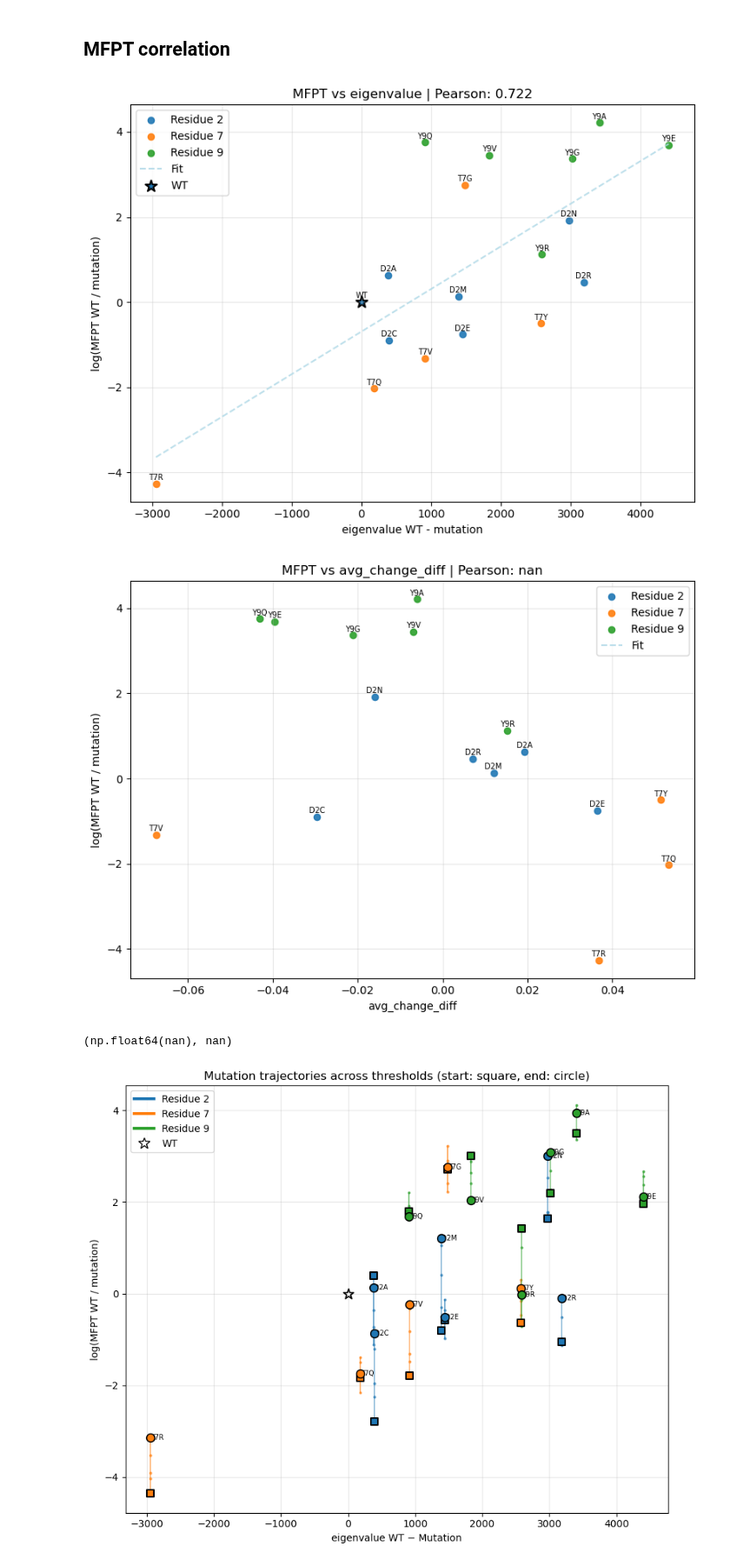
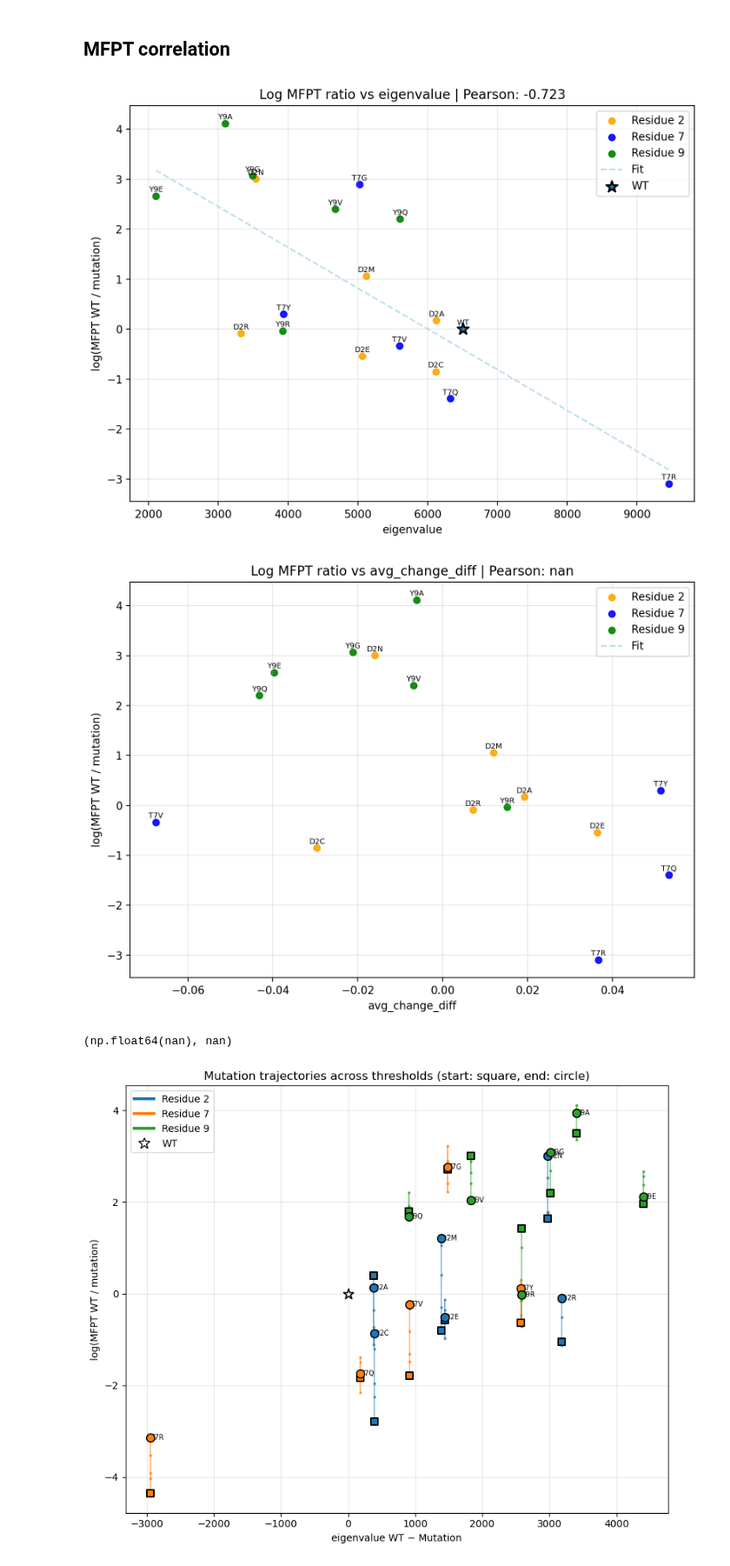
Before and after one commit to MendelsResearchGroup/guiding-peptide-kinetics, a Jupyter notebook: src/dan.ipynb, the cells around one changed output. Shown at 87% size. Cells and saved outputs as stored; diff of their text form; code cells hidden in the pictures.

Commit message:
Move colors and common and misc changes

```diff
--- a/src/dan.ipynb
+++ b/src/dan.ipynb
@@ -149,6 +149,7 @@ from scipy import stats
 import numpy as np
 import matplotlib.pyplot as plt
 import pandas as pd
+from common.consts import res_colors
 
 def plot_mfpt_corr(df, prop_col, wt_label='WT', group_col='residue_idx',
                    annotate=False, th=None, log_prop=True, showSlope = False):
@@ -165,16 +166,15 @@ def plot_mfpt_corr(df, prop_col, wt_label='WT', group_col='residue_idx',
             return wt - arr
         return wt - arr
 
-    x_all = ratio_or_raw(wt_prop, df[prop_col].to_numpy(), log_prop)
+    x_all = df[prop_col].to_numpy()
     y_all = np.log(wt_mfpt / df['mfpt'].to_numpy())
 
-    pearson, _  = stats.pearsonr(x_all, y_all)
+    pearson, p  = stats.pearsonr(x_all, y_all)
     spearman, _ = stats.spearmanr(x_all, y_all)
 
     res_keys = sorted(int(k) for k in df[group_col].dropna().unique())
-    res_colors = color_map(res_keys) if 'color_map' in globals() else {k: None for k in res_keys}
 
-    plt.figure(figsize=(8, 6))
+    plt.figure(figsize=(8, 6), dpi=200)
 
     if annotate:
         for xv, yv, name in zip(x_all, y_all, df.index.to_numpy()):
@@ -182,49 +182,47 @@ def plot_mfpt_corr(df, prop_col, wt_label='WT', group_col='residue_idx',
 
     for k in res_keys:
         sub = df[df[group_col] == k]
-        x = ratio_or_raw(wt_prop, sub[prop_col].to_numpy(), log_prop)
+        x = sub[prop_col].to_numpy()
         y = np.log(wt_mfpt / sub['mfpt'].to_numpy())
         plt.scatter(x, y, label=f"Residue {k}", s=35, alpha=0.9, c=res_colors.get(k))
 
     if showSlope:
         slope, intercept, r_value, p_value, std_err = stats.linregress(x_all, y_all)
         xx = np.linspace(x_all.min(), x_all.max(), 100)
         yy = slope * xx + intercept
         plt.plot(xx, yy, color='lightblue', alpha=0.8, linestyle='--', label="Fit")
 
     if not pd.isna(wt_prop):
-        plt.scatter(0 if log_prop else wt_prop, 0, s=120, marker='*',
+        plt.scatter(wt_prop, 0, s=120, marker='*',
                     edgecolors='k', linewidths=1.5, label=wt_label)
 
-    xlabel = (f'{prop_col} WT - mutation'
-              if log_prop and not pd.isna(wt_prop)
-              else prop_col)
-    plt.xlabel(xlabel)
+
+    plt.xlabel(prop_col)
     plt.ylabel('log(MFPT WT / mutation)')
     t = f" | Th={th:.3g}" if th is not None else ""
-    plt.title(f"MFPT vs {prop_col} | Pearson: {pearson:.3g}")
+    plt.title(f"Log MFPT ratio vs {prop_col} | Pearson: {pearson:.3g}, {p:.3g}")
     plt.legend()
     plt.grid(True, alpha=0.3)
     plt.tight_layout()
     plt.show()
 
     return pearson, spearman
 
 sample_size = 200
 
 with open("../data/mfpt-pace=25000.pkl", "rb") as f:
     all_mfpt = pickle.load(f)
 
 thresholds = np.array(list(all_mfpt['chignolin'].keys()))
-th = thresholds[1]
+th = thresholds[6]
 
 df = collect_df(all_mfpt, th, sample_size)
 
 plot_mfpt_corr(df, 'eigenvalue', annotate=True, showSlope=True)
 plot_mfpt_corr(df, 'avg_change_diff', annotate=True, showSlope=True)
 # %% [output]
-[figure, old version]
+[figure, new version]
-[figure, old version]
+[figure, new version]
 (np.float64(nan), nan)
 # %%
 import numpy as np
```
Also changed, not shown: parts of 2 cells of this notebook, 8 other files.
